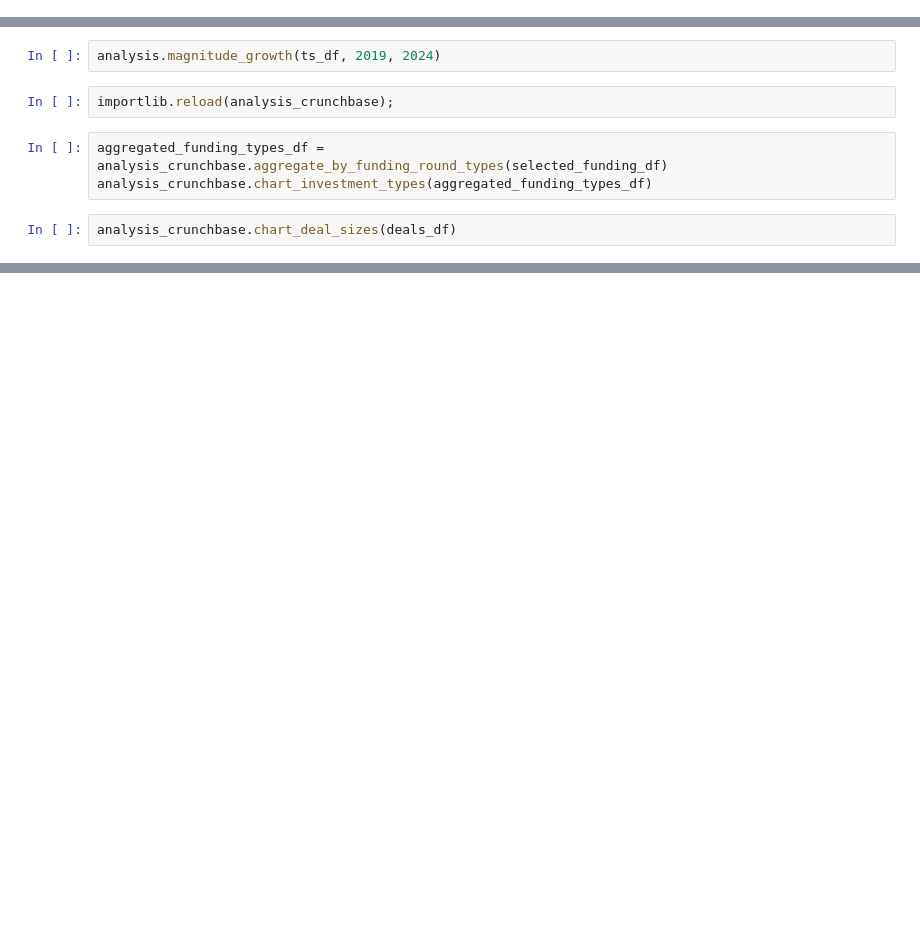
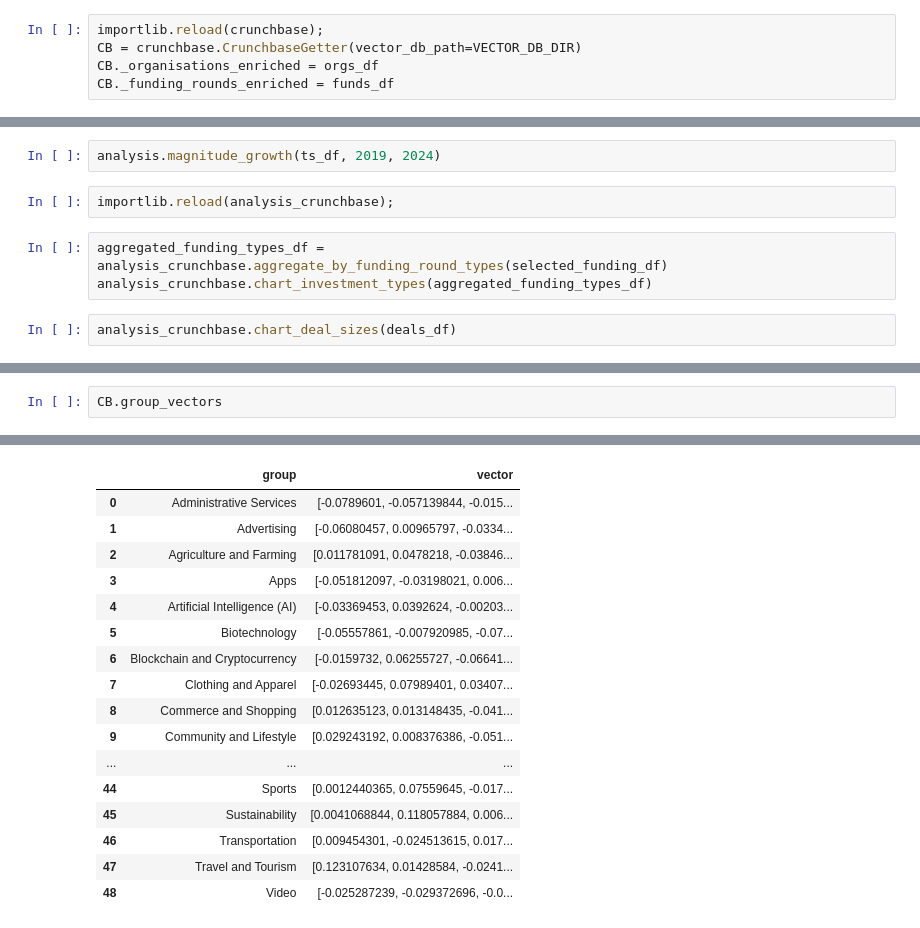
Before and after one commit to nestauk/discovery_utils, a Jupyter notebook: discovery_utils/tutorials/analysis.ipynb, the cells around one changed output, grey strips where cells are left out. Drawn from its saved outputs; the diff is of its cells as text; blank space fills up the shorter version.

```diff
--- a/discovery_utils/tutorials/analysis.ipynb
+++ b/discovery_utils/tutorials/analysis.ipynb
@@ -42,3 +42,8 @@ search_cb_df = SearchCB.do_search()
 # %%
 orgs_df = CB.organisations_enriched.copy()
 funds_df = CB.funding_rounds_enriched.copy()
+# %%
+importlib.reload(crunchbase);
+CB = crunchbase.CrunchbaseGetter(vector_db_path=VECTOR_DB_DIR)
+CB._organisations_enriched = orgs_df
+CB._funding_rounds_enriched = funds_df
@@ -101,0 +257,3 @@ analysis_crunchbase.chart_deal_sizes_counts(deal_counts_df)
+# %%
+CB.group_vectors
+# %% [output]
@@ -101,0 +264,17 @@ analysis_crunchbase.chart_deal_sizes_counts(deal_counts_df)
+|  | group | vector |
+| 0 | Administrative Services | [-0.0789601, -0.057139844, -0.015... |
+| 1 | Advertising | [-0.06080457, 0.00965797, -0.0334... |
+| 2 | Agriculture and Farming | [0.011781091, 0.0478218, -0.03846... |
+| 3 | Apps | [-0.051812097, -0.03198021, 0.006... |
+| 4 | Artificial Intelligence (AI) | [-0.03369453, 0.0392624, -0.00203... |
+| 5 | Biotechnology | [-0.05557861, -0.007920985, -0.07... |
+| 6 | Blockchain and Cryptocurrency | [-0.0159732, 0.06255727, -0.06641... |
+| 7 | Clothing and Apparel | [-0.02693445, 0.07989401, 0.03407... |
+| 8 | Commerce and Shopping | [0.012635123, 0.013148435, -0.041... |
+| 9 | Community and Lifestyle | [0.029243192, 0.008376386, -0.051... |
+| ... | ... | ... |
+| 44 | Sports | [0.0012440365, 0.07559645, -0.017... |
+| 45 | Sustainability | [0.0041068844, 0.118057884, 0.006... |
+| 46 | Transportation | [0.009454301, -0.024513615, 0.017... |
+| 47 | Travel and Tourism | [0.123107634, 0.01428584, -0.0241... |
+| 48 | Video | [-0.025287239, -0.029372696, -0.0... |
```
Also changed, not shown: parts of 34 cells of this notebook, 3 other files.
